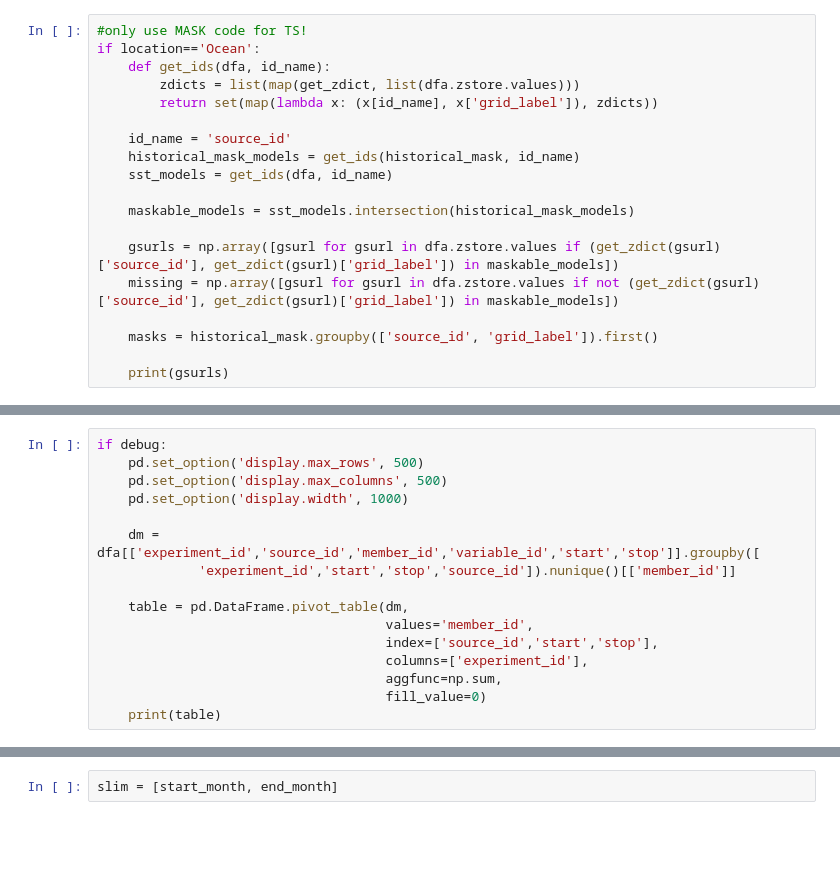
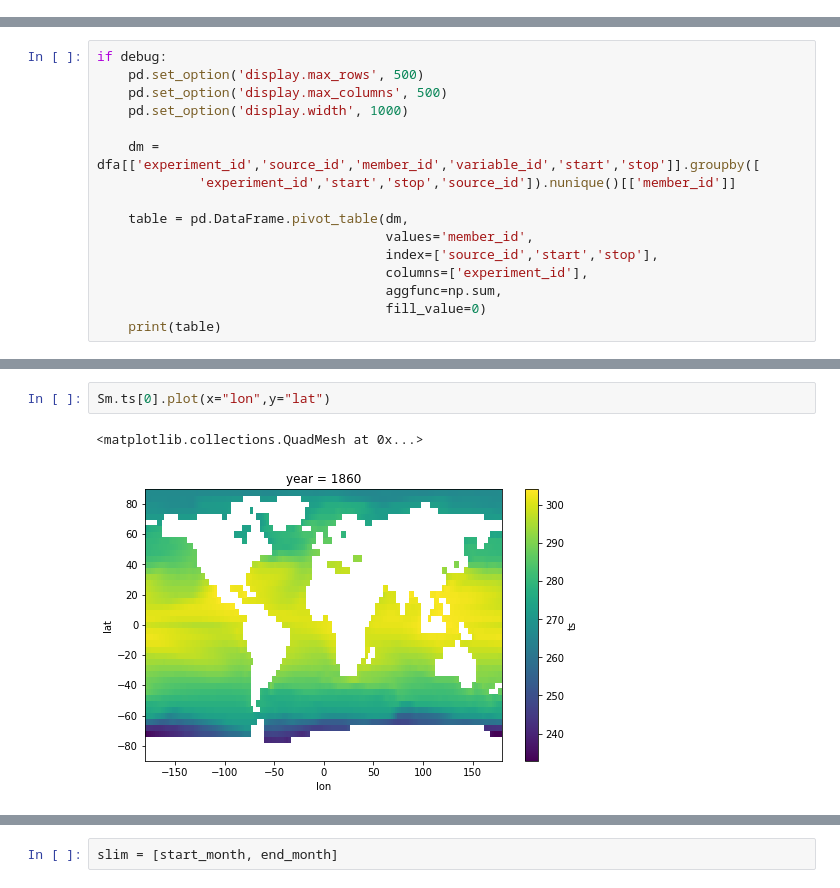
Before and after one commit to rebeccaherman1/MMM_Analysis, a Jupyter notebook: Download2NetCDF.ipynb, the cells around one changed output, grey strips where cells are left out. Cells and saved outputs as stored; diff of their text form; blank space fills up the shorter version.

```diff
--- a/Download2NetCDF.ipynb
+++ b/Download2NetCDF.ipynb
@@ -216,19 +273,0 @@ number of mask datasets 464
-# %%
-#only use MASK code for TS!
-if location=='Ocean':
-    def get_ids(dfa, id_name):
-        zdicts = list(map(get_zdict, list(dfa.zstore.values)))
-        return set(map(lambda x: (x[id_name], x['grid_label']), zdicts))
-
-    id_name = 'source_id'
-    historical_mask_models = get_ids(historical_mask, id_name)
-    sst_models = get_ids(dfa, id_name)
-
-    maskable_models = sst_models.intersection(historical_mask_models)
-
-    gsurls = np.array([gsurl for gsurl in dfa.zstore.values if (get_zdict(gsurl)['source_id'], get_zdict(gsurl)['grid_label']) in maskable_models])
-    missing = np.array([gsurl for gsurl in dfa.zstore.values if not (get_zdict(gsurl)['source_id'], get_zdict(gsurl)['grid_label']) in maskable_models])
-
-    masks = historical_mask.groupby(['source_id', 'grid_label']).first()
-
-    print(gsurls)
@@ -493,0 +651,5 @@ ValueError: Dataset does not contain the dimensions: ['plev']
+# %%
+Sm.ts[0].plot(x="lon",y="lat")
+# %% [output]
+<matplotlib.collections.QuadMesh at 0x...>
+[figure, added]
```
Also changed, not shown: parts of 59 cells of this notebook, 20 other files.
